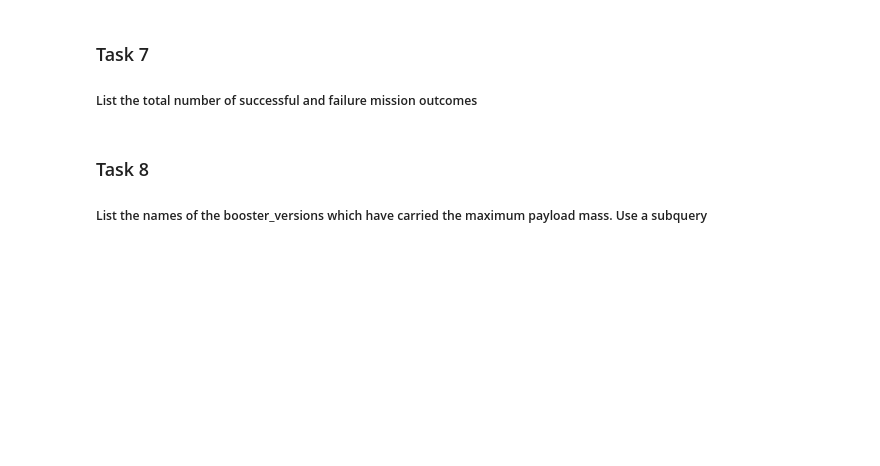
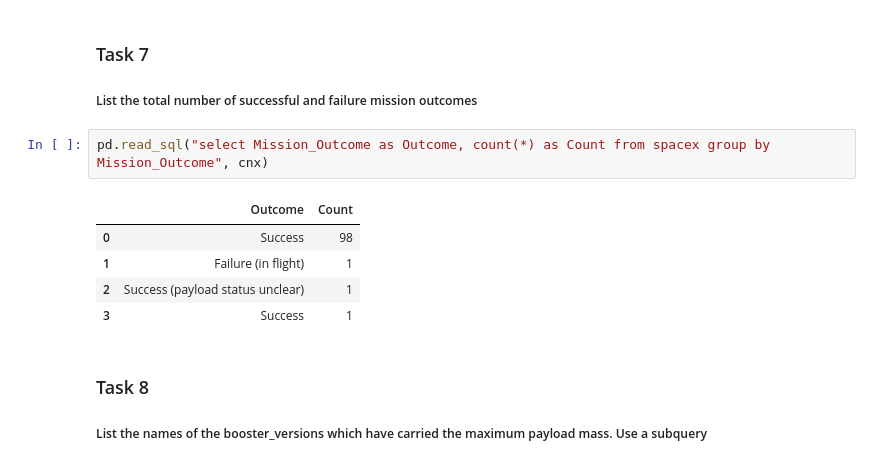
Before and after one commit to qwerty16/portfolio-data, a Jupyter notebook: spacex/Data Exploration with SQL.ipynb, the cells around one changed output. Saved outputs shown, nothing was run; the diff lists cells and outputs as text; blank space fills up the shorter version.

```diff
--- a/spacex/Data Exploration with SQL.ipynb
+++ b/spacex/Data Exploration with SQL.ipynb
@@ -137,6 +120,14 @@ Now write and execute SQL queries to solve the assignment tasks.
 ### Task 7
 
 ##### List the total number of successful and failure mission outcomes
+# %%
+pd.read_sql("select Mission_Outcome as Outcome, count(*) as Count from spacex group by Mission_Outcome", cnx)
+# %% [output]
+|  | Outcome | Count |
+| 0 | Success | 98 |
+| 1 | Failure (in flight) | 1 |
+| 2 | Success (payload status unclear) | 1 |
+| 3 | Success | 1 |
 # %% [markdown]
 ### Task 8
 
```
Also changed, not shown: parts of 18 cells of this notebook.
